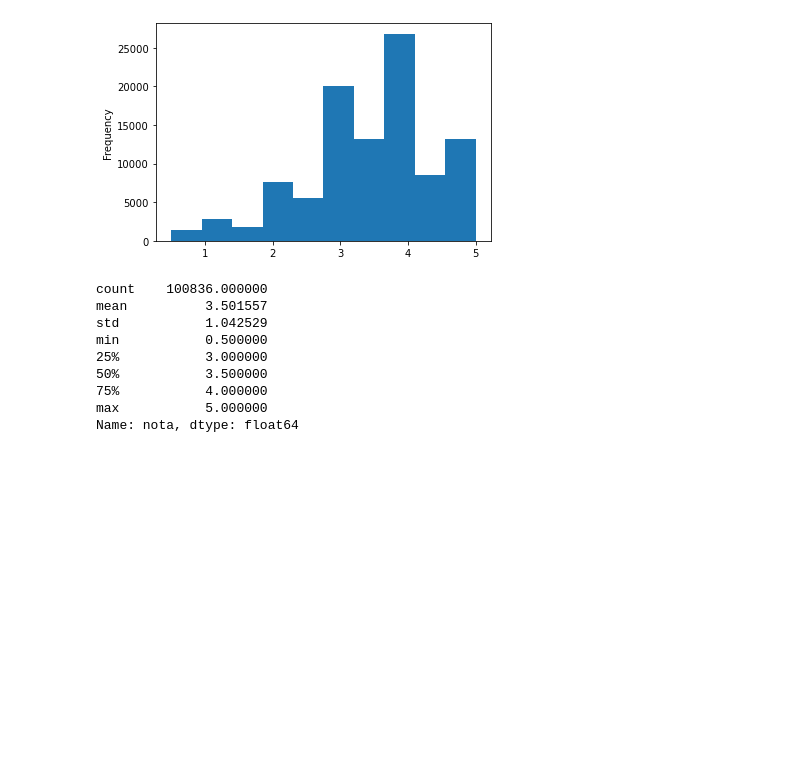
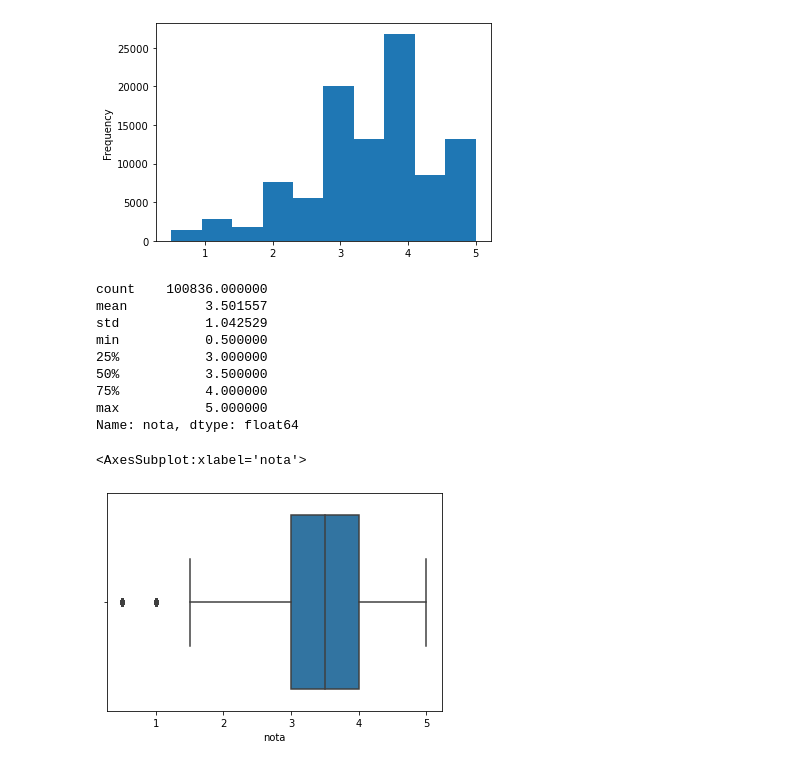
Before and after one commit to JulianaBergamini/movieLensDataScience, a Jupyter notebook: introducao.ipynb, the cells around one changed output. Saved outputs shown, nothing was run; the diff lists cells and outputs as text; code cells hidden in the pictures; blank space fills up the shorter version.

```diff
--- a/introducao.ipynb
+++ b/introducao.ipynb
@@ -82,3 +82,10 @@ min           0.500000
 75%           4.000000
 max           5.000000
 Name: nota, dtype: float64
+# %%
+import seaborn as sns
+
+sns.boxplot(notas.nota)
+# %% [output]
+<AxesSubplot:xlabel='nota'>
+[figure, added]
```
Also changed, not shown: parts of 10 cells of this notebook.
